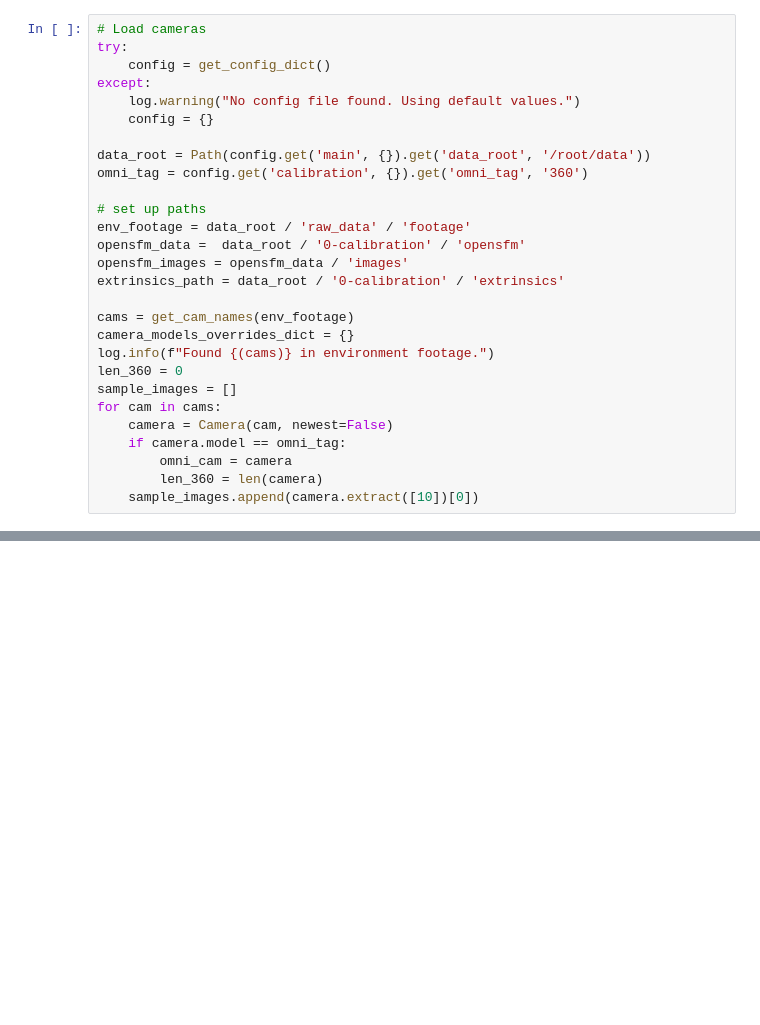
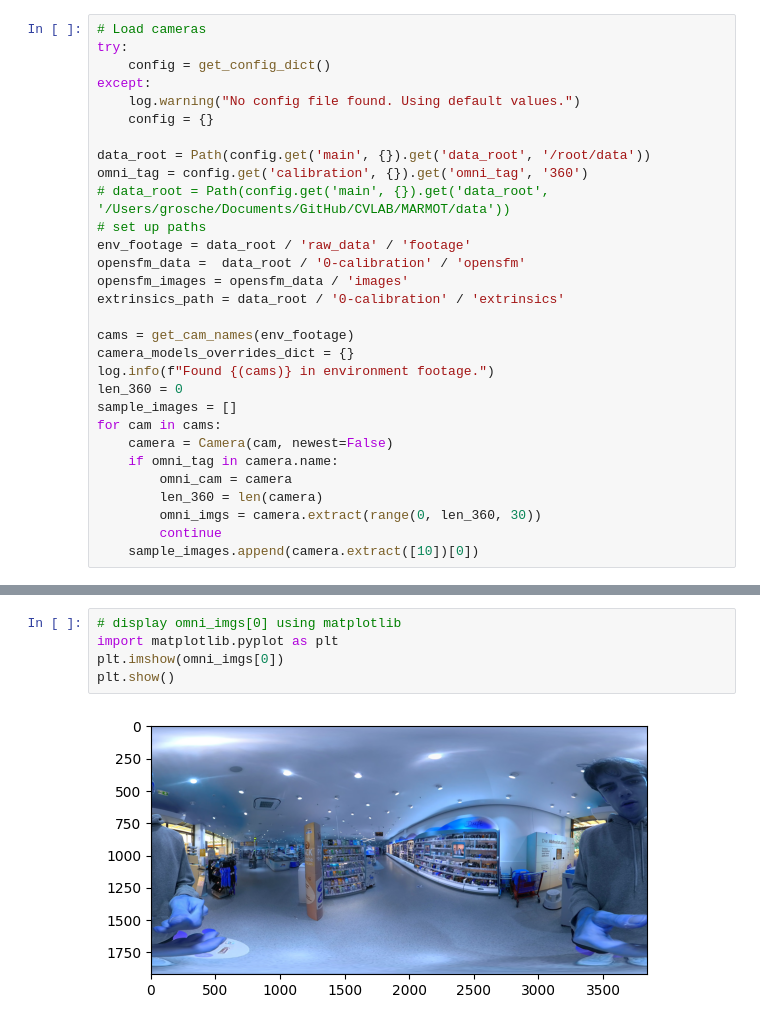
Before and after one commit to cvlab-epfl/MARMOT, a Jupyter notebook: code/0-calibration/camera_selection.ipynb, the cells around one changed output, grey strips where cells are left out. Saved outputs shown, nothing was run; the diff lists cells and outputs as text; blank space fills up the shorter version.

Commit message:
camera selection tool to match with omni footage complete

```diff
--- a/code/0-calibration/camera_selection.ipynb
+++ b/code/0-calibration/camera_selection.ipynb
@@ -25,7 +37,7 @@ except:
 
 data_root = Path(config.get('main', {}).get('data_root', '/root/data'))
 omni_tag = config.get('calibration', {}).get('omni_tag', '360')
-
+# data_root = Path(config.get('main', {}).get('data_root', '/Users/grosche/Documents/GitHub/CVLAB/MARMOT/data'))
 # set up paths
 env_footage = data_root / 'raw_data' / 'footage'
 opensfm_data =  data_root / '0-calibration' / 'opensfm'
@@ -39,7 +51,9 @@ len_360 = 0
 sample_images = []
 for cam in cams:
     camera = Camera(cam, newest=False)
-    if camera.model == omni_tag:
+    if omni_tag in camera.name:
         omni_cam = camera
         len_360 = len(camera)
+        omni_imgs = camera.extract(range(0, len_360, 30))
+        continue
     sample_images.append(camera.extract([10])[0])
@@ -46,3 +65,10 @@ for cam in cams:
+# %%
+# display omni_imgs[0] using matplotlib
+import matplotlib.pyplot as plt
+plt.imshow(omni_imgs[0])
+plt.show()
+# %% [output]
+[figure, added]
 # %%
 import matplotlib.pyplot as plt
 import ipywidgets as widgets
```
Also changed, not shown: parts of 6 cells of this notebook, 1 other file.
